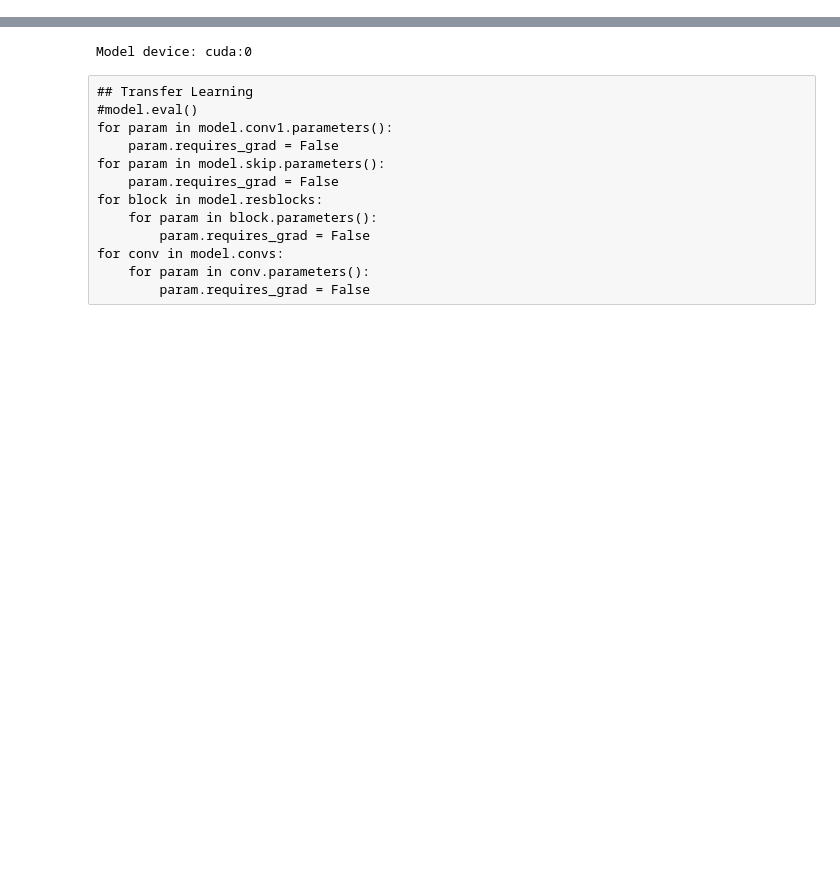
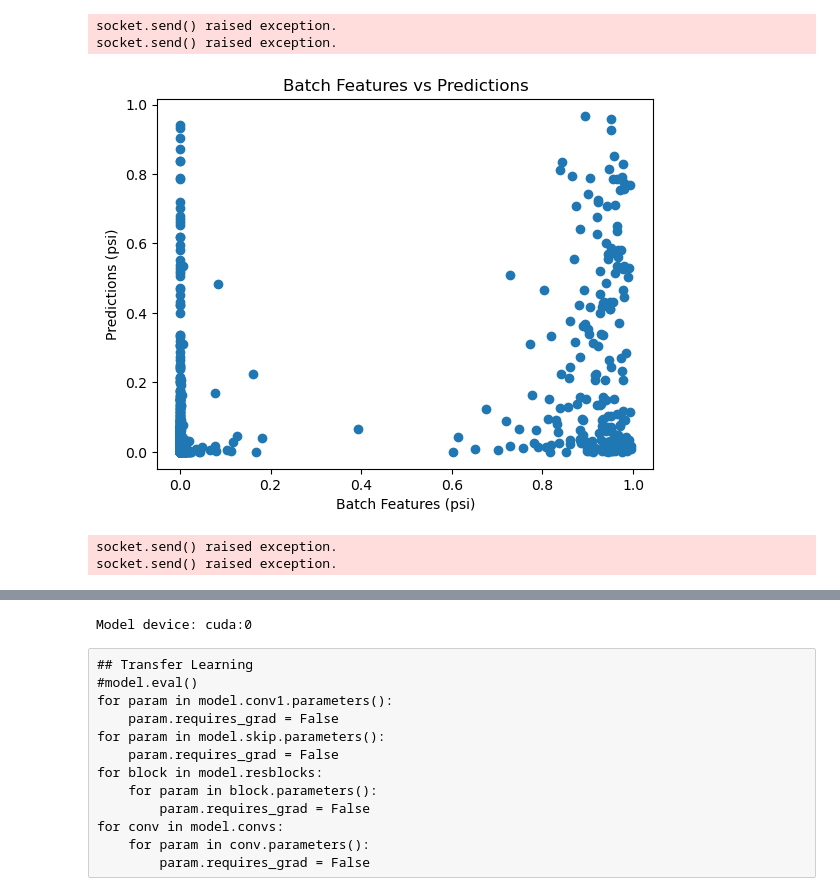
Before and after one commit to qiuresearch/AmbiSplice, a Jupyter notebook: model_training.ipynb, the cells around one changed output, grey strips where cells are left out. Saved outputs shown, nothing was run; the diff lists cells and outputs as text; code cells hidden in the pictures; blank space fills up the shorter version.

```diff
--- a/model_training.ipynb
+++ b/model_training.ipynb
@@ -351,0 +89,18 @@ lit_data = OmniLitDataModule(train_dataset=splice_dataset, val_dataset=splice_da
+# %%
+L = 32
+W = np.asarray([11, 11, 11, 11, 11, 11, 11, 11,
+                21, 21, 21, 21, 41, 41, 41, 41])
+# atrous rate in residual units
+AR = np.asarray([1, 1, 1, 1, 4, 4, 4, 4,
+                 10, 10, 10, 10, 25, 25, 25, 25])
+CL = 2 * np.sum(AR * (W - 1))
+print(CL)
+
+importlib.reload(model)
+importlib.reload(litmodule)
+pangolin_model = model.PangolinSingle(L=L, W=W, AR=AR, **cfg.model)
+lit_model = litmodule.OmniMainModule(model=pangolin_model, optimizer_cfg=cfg.run.optimizer, trainer_cfg=cfg.run.trainer)
+lit_data = litmodule.OmniDataModule(train_dataset=train_dataset,
+                                    val_dataset=val_dataset,
+                                    predict_dataset=predict_dataset,
+                                    **cfg.dataloader)
@@ -450,0 +253,3 @@ Original Traceback (most recent call last):
+# %%
+# predict_dataloader = lit_data.predict_dataloader()
+predictions = trainer.predict(lit_model, datamodule=lit_data)
@@ -450,0 +281,16 @@ Original Traceback (most recent call last):
+# %%
+batch_feats, preds = predictions[0]# use matplotlib to show batch_feats['psi'] vs. preds['psi']
+import matplotlib.pyplot as plt
+
+plt.scatter(batch_feats['psi'], preds['psi'])
+# plt.scatter(batch_feats['cls'], preds['cls'])
+plt.xlabel('Batch Features (psi)')
+plt.ylabel('Predictions (psi)')
+plt.title('Batch Features vs Predictions')
+plt.show()
+# %% [output]
+socket.send() raised exception.
+socket.send() raised exception.
+[figure, added]
+socket.send() raised exception.
+socket.send() raised exception.
```
Also changed, not shown: parts of 15 cells of this notebook, 6 other files.
